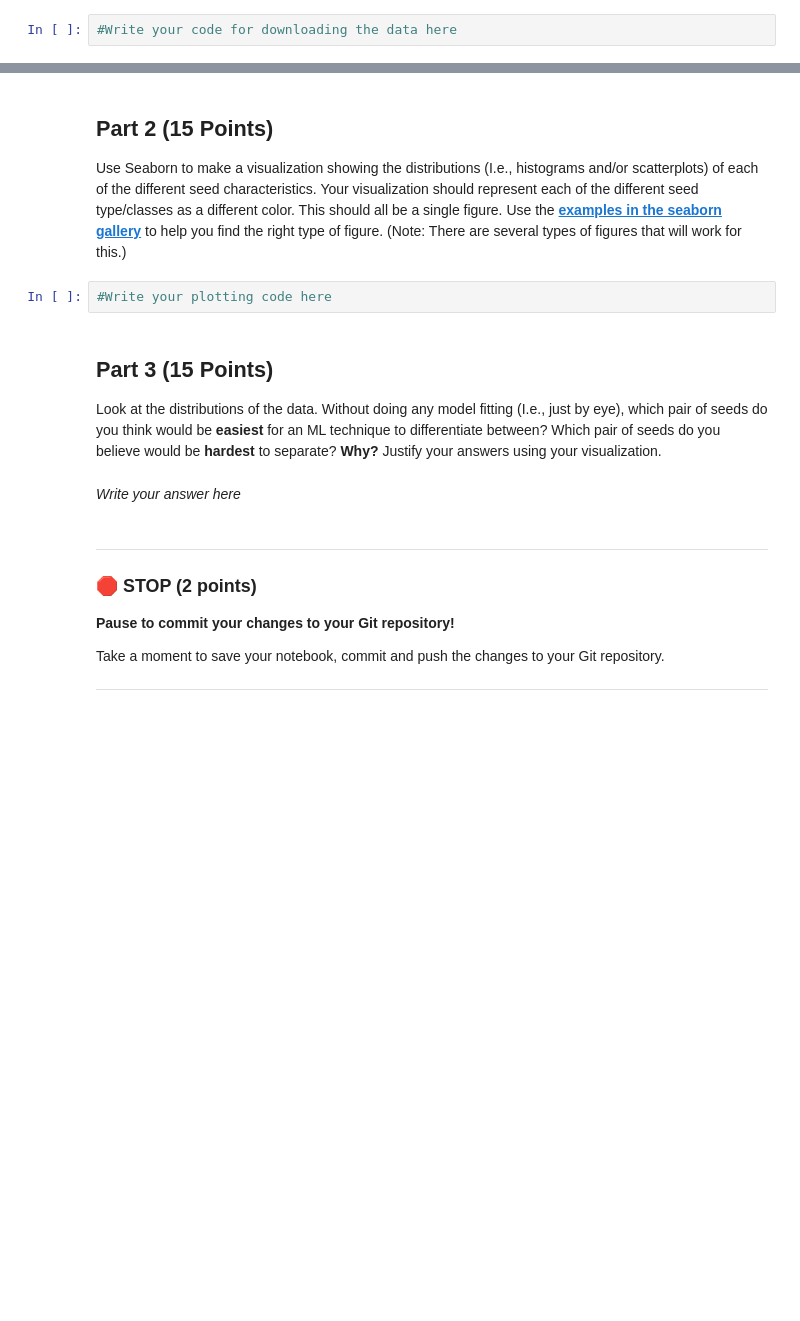
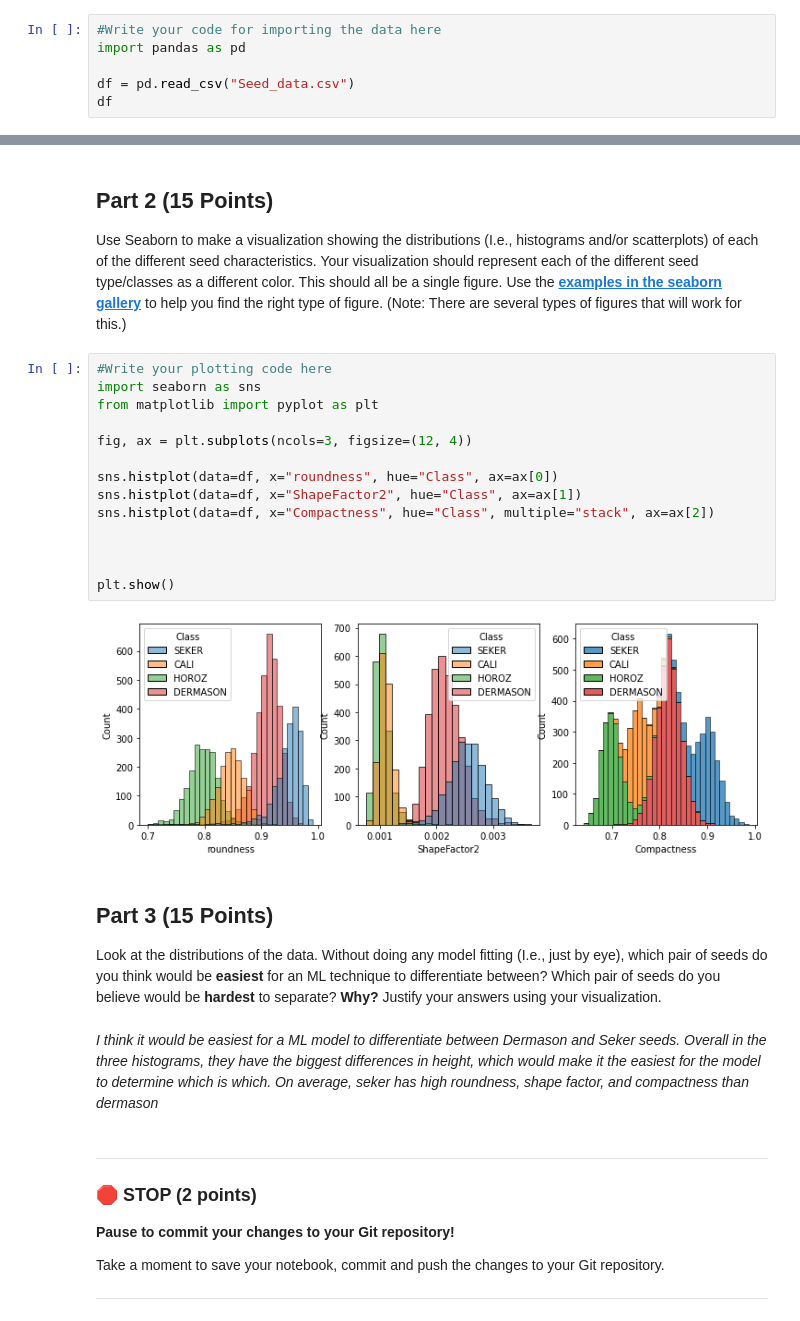
Before and after one commit to holscherj/CMSE202-s23-turnin, a Jupyter notebook: final/Final_Jack_Holscher.ipynb, the cells around one changed output, grey strips where cells are left out. Saved outputs shown, nothing was run; the diff lists cells and outputs as text; blank space fills up the shorter version.

```diff
--- a/final/Final_Jack_Holscher.ipynb
+++ b/final/Final_Jack_Holscher.ipynb
@@ -49,2 +53,6 @@ To get started, let’s grab the dataset we’ll be working with.
 # %%
-#Write your code for downloading the data here
+#Write your code for importing the data here
+import pandas as pd
+
+df = pd.read_csv("Seed_data.csv")
+df
@@ -54,14 +74,28 @@ To get started, let’s grab the dataset we’ll be working with.
 ## Part 2 (15 Points)
 
 Use Seaborn to make a visualization showing the distributions (I.e., histograms and/or scatterplots) of each of the different seed characteristics. Your visualization should represent each of the different seed type/classes as a different color. This should all be a single figure. Use the [**examples in the seaborn gallery**](https://seaborn.pydata.org/examples/index.html) to help you find the right type of figure. (Note: There are several types of figures that will work for this.)
-# %%
-#Write your plotting code here
+# %%
+#Write your plotting code here
+import seaborn as sns
+from matplotlib import pyplot as plt
+
+fig, ax = plt.subplots(ncols=3, figsize=(12, 4))
+
+sns.histplot(data=df, x="roundness", hue="Class", ax=ax[0])
+sns.histplot(data=df, x="ShapeFactor2", hue="Class", ax=ax[1])
+sns.histplot(data=df, x="Compactness", hue="Class", multiple="stack", ax=ax[2])
+
+
+
+plt.show()
+# %% [output]
+[figure, added]
 # %% [markdown]
 ## Part 3 (15 Points)
 
 Look at the distributions of the data. Without doing any model fitting (I.e., just by eye), which pair of seeds do you think would be **easiest** for an ML technique to differentiate between? Which pair of seeds do you believe would be **hardest** to separate? **Why?** Justify your answers using your visualization.
-# %% [markdown]
-*Write your answer here*
+# %% [markdown]
+*I think it would be easiest for a ML model to differentiate between Dermason and Seker seeds. Overall in the three histograms, they have the biggest differences in height, which would make it the easiest for the model to determine which is which. On average, seker has high roundness, shape factor, and compactness than dermason*
 # %% [markdown]
 ---
 ### &#128721; STOP (2 points)
```
Also changed, not shown: parts of 3 cells of this notebook, 1 other file.
